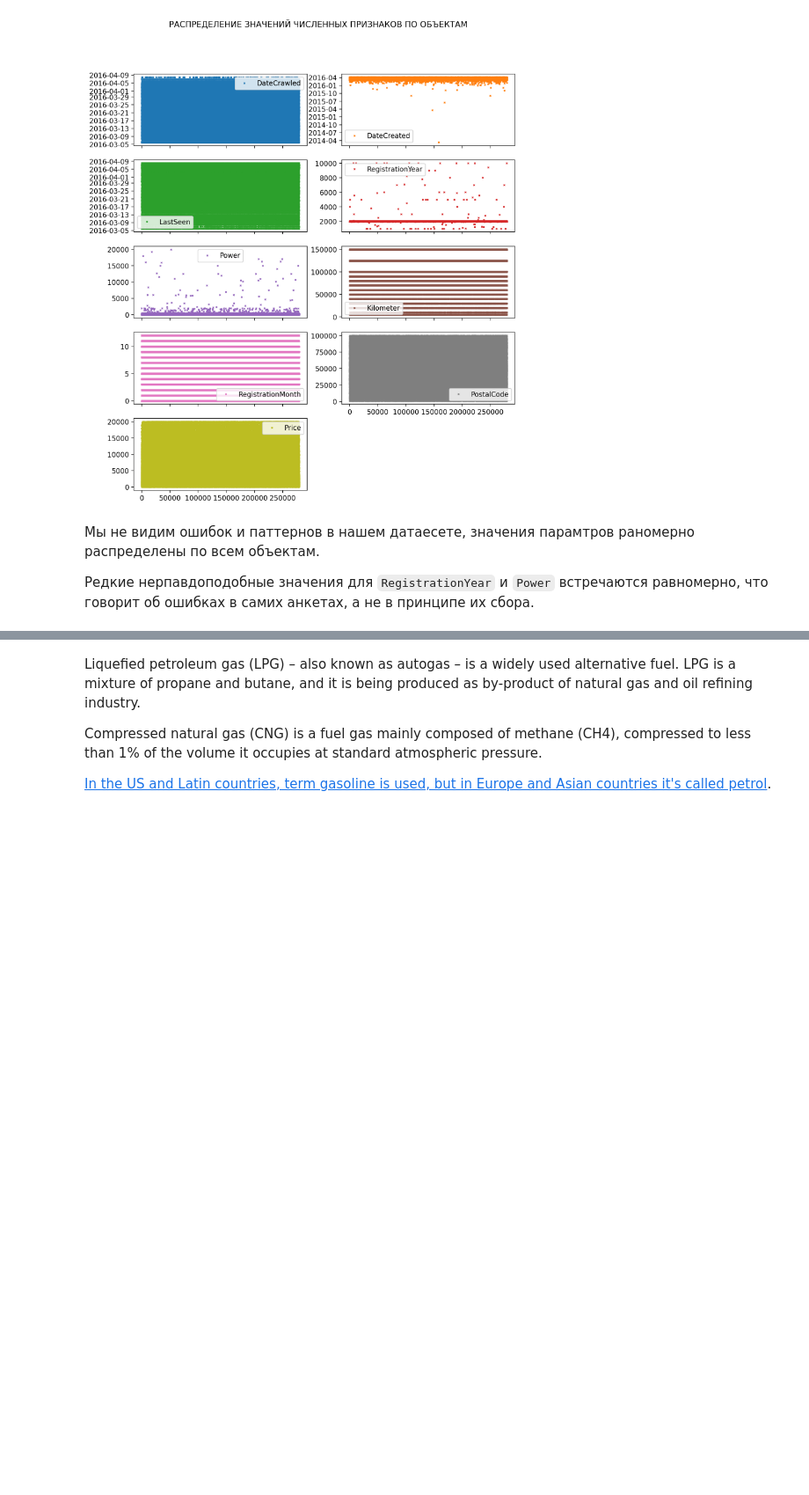
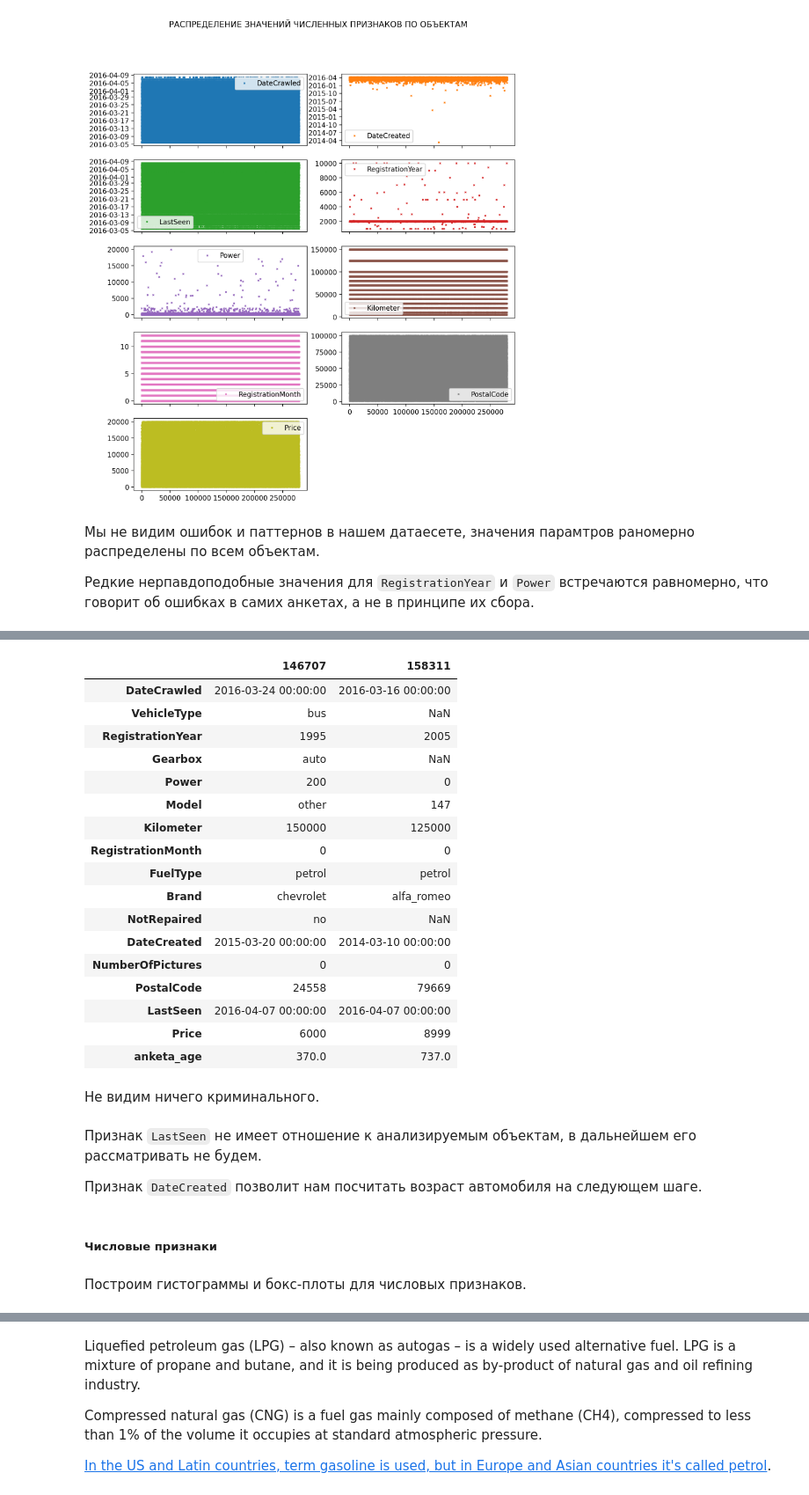
Before and after one commit to dimdasci/yp13-gradient-boosting, a Jupyter notebook: notebooks/yp13-gradient-boosting.ipynb, the cells around one changed output, grey strips where cells are left out. Shown at 88% size. Cells and saved outputs as stored; diff of their text form; code cells hidden in the pictures; blank space fills up the shorter version.

```diff
--- a/notebooks/yp13-gradient-boosting.ipynb
+++ b/notebooks/yp13-gradient-boosting.ipynb
@@ -460,0 +511,31 @@ plt.show()
+# %%
+df[df.AnketaAge > 365].T
+# %% [output]
+|  | 146707 | 158311 |
+| DateCrawled | 2016-03-24 00:00:00 | 2016-03-16 00:00:00 |
+| VehicleType | bus | NaN |
+| RegistrationYear | 1995 | 2005 |
+| Gearbox | auto | NaN |
+| Power | 200 | 0 |
+| Model | other | 147 |
+| Kilometer | 150000 | 125000 |
+| RegistrationMonth | 0 | 0 |
+| FuelType | petrol | petrol |
+| Brand | chevrolet | alfa_romeo |
+| NotRepaired | no | NaN |
+| DateCreated | 2015-03-20 00:00:00 | 2014-03-10 00:00:00 |
+| NumberOfPictures | 0 | 0 |
+| PostalCode | 24558 | 79669 |
+| LastSeen | 2016-04-07 00:00:00 | 2016-04-07 00:00:00 |
+| Price | 6000 | 8999 |
+| anketa_age | 370.0 | 737.0 |
+# %% [markdown]
+Не видим ничего криминального.
+# %% [markdown]
+Признак `LastSeen` не имеет отношение к анализируемым объектам, в дальнейшем его рассматривать не будем.
+
+Признак `DateCreated` позволит нам посчитать возраст автомобиля на следующем шаге.
+# %% [markdown]
+##### Числовые признаки
+# %% [markdown]
+Построим гистограммы и бокс-плоты для числовых признаков.
```
Also changed, not shown: parts of 37 cells of this notebook.
